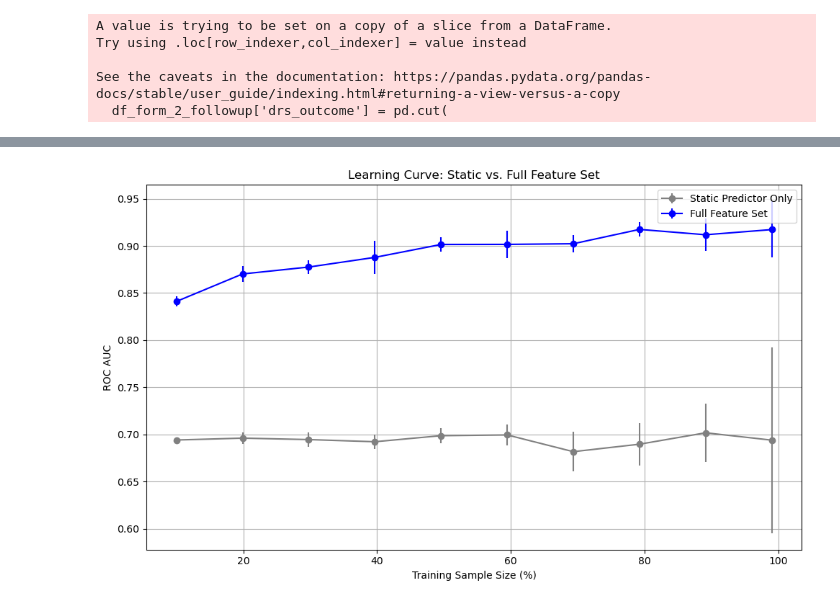
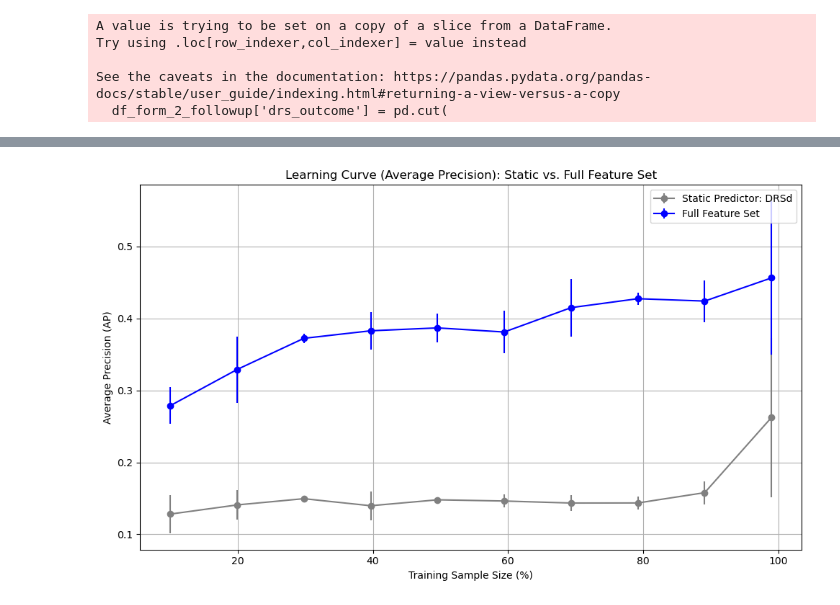
Before and after one commit to olsenben/PREDDICT-SPAULDING, a Jupyter notebook: notebooks/signal_strength_test.ipynb, the cells around one changed output, grey strips where cells are left out. Drawn from its saved outputs; the diff is of its cells as text; code cells hidden in the pictures.

```diff
--- a/notebooks/signal_strength_test.ipynb
+++ b/notebooks/signal_strength_test.ipynb
@@ -110,7 +117,9 @@ print(X.shape)
 # %%
-from src.training import learning_curve_auc
+from src.training import learning_curve_auc, learning_curve_pr
 import numpy as np
 import matplotlib.pyplot as plt
+from sklearn.linear_model import SGDClassifier
+
 
 #this takes nearly 20 mins
 
@@ -125,20 +134,32 @@ y_full = y.values
 #define sample sizes (10, 20, 30% etc)
 sample_sizes = np.linspace(0.1, 0.99, 10)
 
+model = SGDClassifier(
+                loss='log_loss',  #logistic regression
+                penalty='l2',
+                alpha=0.001,       #regularization strength (like 1/C)
+                max_iter=1000,
+                class_weight='balanced',
+                random_state=42
+                )
+
 #calculate auc and std for every sample size
-means_static, stds_static = learning_curve_auc(X_static, y_static, sample_sizes, n_splits=5)
-means_full, stds_full = learning_curve_auc(X_full, y_full, sample_sizes, n_splits=5)
-
-#plot
-plt.figure(figsize=(10,6))
-plt.errorbar(sample_sizes * 100, means_static, yerr=stds_static, label="Static Predictor Only", fmt='-o', color='gray')
-plt.errorbar(sample_sizes * 100, means_full, yerr=stds_full, label="Full Feature Set", fmt='-o', color='blue')
-plt.xlabel("Training Sample Size (%)")
-plt.ylabel("ROC AUC")
-plt.title("Learning Curve: Static vs. Full Feature Set")
-plt.legend()
-plt.grid(True)
-plt.tight_layout()
-plt.show()
+ap_means_static, ap_stds_static, pr_curves_static = learning_curve_pr(X_static, y_static, sample_sizes, model, n_splits=5)
+ap_means_full, ap_stds_full, pr_curves_full = learning_curve_pr(X_full, y_full, sample_sizes, model, n_splits=5)
-# %% [output]
-[figure, removed]
+# %%
+plt.figure(figsize=(10, 6))
+
+# Replace variable names to match AP results
+plt.errorbar(sample_sizes * 100, ap_means_static, yerr=ap_stds_static, label="Static Predictor: DRSd", fmt='-o', color='gray')
+plt.errorbar(sample_sizes * 100, ap_means_full, yerr=ap_stds_full, label="Full Feature Set", fmt='-o', color='blue')
+
+# Update axis labels
+plt.xlabel("Training Sample Size (%)")
+plt.ylabel("Average Precision (AP)")
+plt.title("Learning Curve (Average Precision): Static vs. Full Feature Set")
+plt.legend()
+plt.grid(True)
+plt.tight_layout()
+plt.show()
+# %% [output]
+[figure, added]
```
Also changed, not shown: parts of 7 cells of this notebook, 8 other files.
